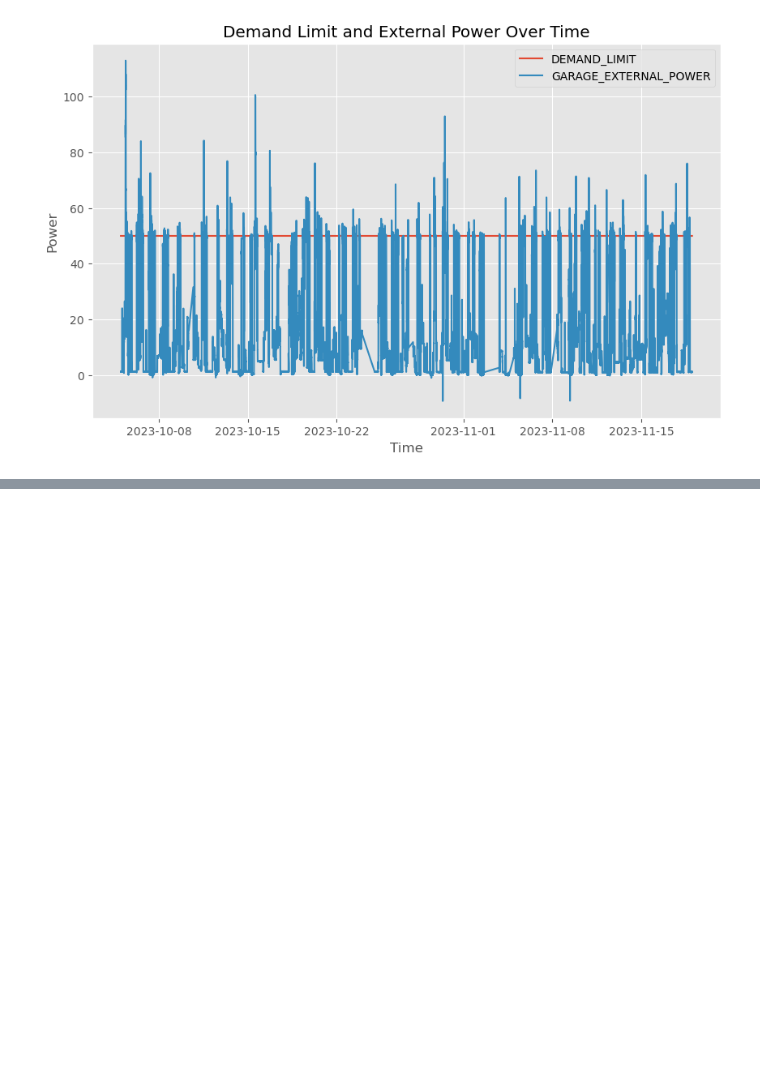
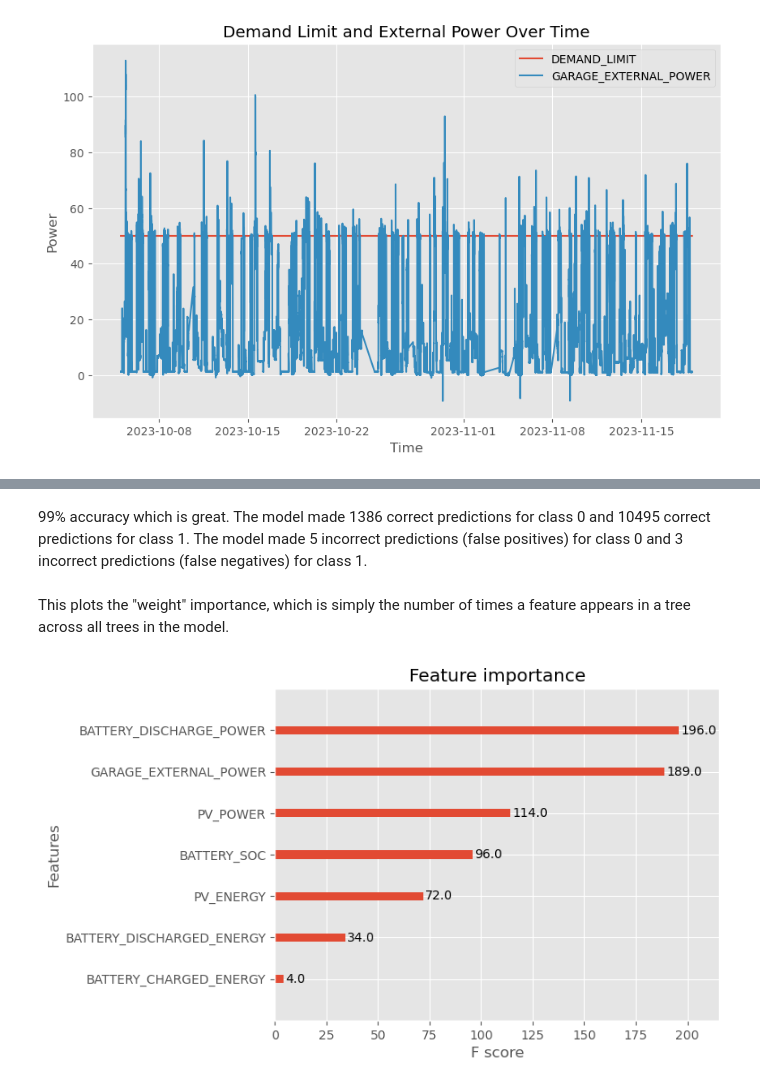
Before and after one commit to SanchoSamba/DS-project, a Jupyter notebook: explor_Adam_Rychert.ipynb, the cells around one changed output, grey strips where cells are left out. Saved outputs shown, nothing was run; the diff lists cells and outputs as text; code cells hidden in the pictures; blank space fills up the shorter version.

```diff
--- a/explor_Adam_Rychert.ipynb
+++ b/explor_Adam_Rychert.ipynb
@@ -408,0 +556,17 @@ plt.show()
+# %%
+# Define XGBoost parameters
+param_grid = {
+    'learning_rate': [0.01, 0.1, 0.3, 0.5],
+    'max_depth': [4, 6, 8, 10],
+    'objective': ['binary:logistic']
+}
+
+xgb_model = xgb.XGBClassifier()
+
+# Initialize GridSearchCV
+grid_search = GridSearchCV(estimator=xgb_model, param_grid=param_grid, cv=10, scoring='accuracy')
+
+grid_search.fit(X_train, y_train)
+
+# Print the best parameters
+print(grid_search.best_params_)
@@ -408,0 +575,20 @@ plt.show()
+# %%
+# Get the best estimator
+best_model = grid_search.best_estimator_
+
+# Make predictions on the test set
+y_pred = best_model.predict(X_test)
+
+# Calculate the accuracy of the model on the test set
+accuracy = accuracy_score(y_test, y_pred)
+
+# Print the accuracy
+print(f"Accuracy: {accuracy}")
+
+# If you want to see more detailed performance metrics, you can print a classification report
+
+print(classification_report(y_test, y_pred))
+
+# If you want to see the confusion matrix, you can print that as well
+
+print(confusion_matrix(y_test, y_pred))
@@ -408,0 +608,13 @@ plt.show()
+# %% [markdown]
+99% accuracy which is great. The model made 1386 correct predictions for class 0 and 10495 correct predictions for class 1. The model made 5 incorrect predictions (false positives) for class 0 and 3 incorrect predictions (false negatives) for class 1.
+# %% [markdown]
+This plots the "weight" importance, which is simply the number of times a feature appears in a tree across all trees in the model.
+# %%
+# Get feature importance
+importance = best_model.get_booster().get_score(importance_type='weight')
+
+# Plot feature importance
+xgb.plot_importance(best_model)
+plt.show()
+# %% [output]
+[figure, added]
```
Also changed, not shown: parts of 26 cells of this notebook, 1 other file.
